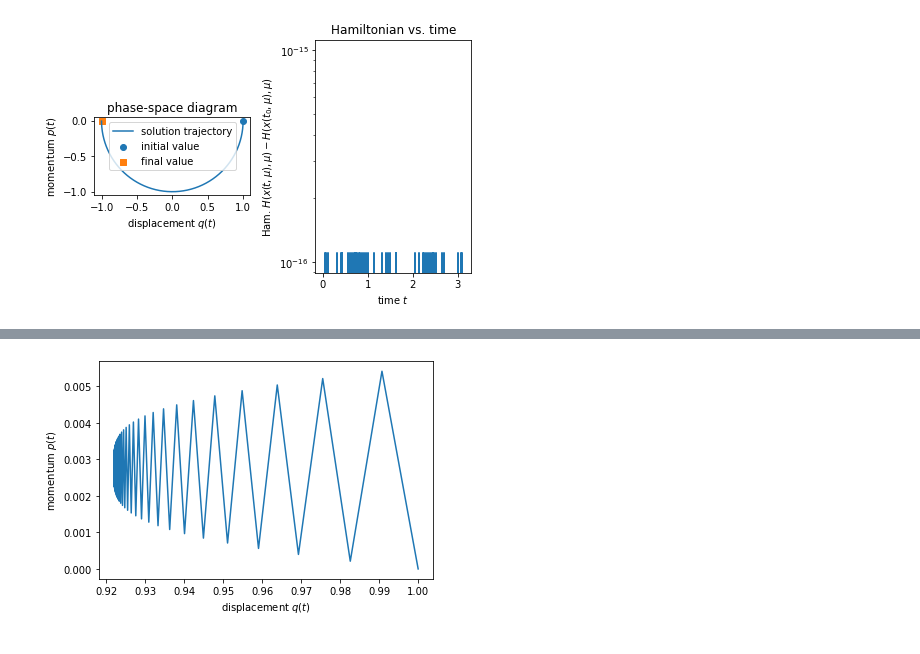
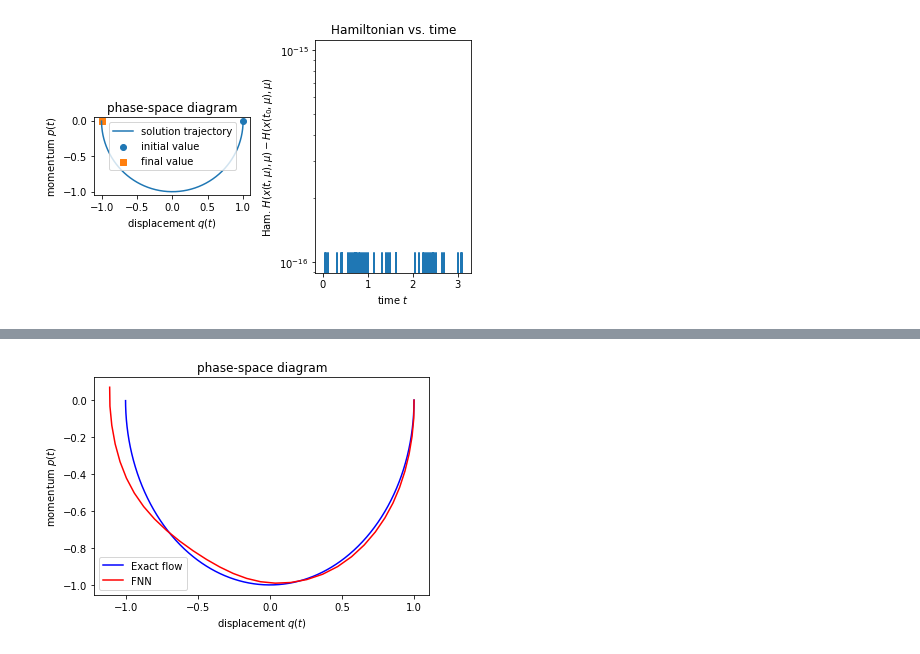
Before and after one commit to steff-mueller/simtech-bsc-thesis, a Jupyter notebook: meetings/02_code/learn_torch.ipynb, the cells around one changed output, grey strips where cells are left out. Saved outputs shown, nothing was run; the diff lists cells and outputs as text; code cells hidden in the pictures.

Commit message:
- fix training data - plot MSE loss during training

```diff
--- a/meetings/02_code/learn_torch.ipynb
+++ b/meetings/02_code/learn_torch.ipynb
@@ -19,26 +22,20 @@ plot_Ham_sys(X, t, all_Ham)
 # %% [output]
 [figure]
 # %%
-n = 1000 # number of training points
-dt = 1e-3
+n = 10000 # number of training points
+dt = 0.1 # time step
 
-# generate random phase points in [-1,1]x[-1,1]
-X_train = np.random.uniform(-1, 1, size=(n,2))
+# generate random phase points in [-2,2]x[-2,2]
+X_train = np.random.uniform(-2, 2, size=(n,2))
 
 def time_step(x_train):
     # compute one time step h
     mu = {'m': 1., 'k': 1., 'f': 0., 'q0': x_train[0], 'p0': x_train[1]}
-    print(mu)
-    y_train, _ = model.solve(0, dt, dt, mu)
-    print(y_train)
+    y_train, _ = model.solve(0, dt+dt, dt, mu) # open time interval, therefore `dt+dt`
 
-    y_train = np.reshape(y_train, (2,))
-    return y_train
+    return y_train[:,1]
 
 Y_train = np.apply_along_axis(time_step, 1, X_train)
-
-print(X_train)
-print(Y_train)
 
 # convert to `torch.tensor`
 torch.set_default_dtype(torch.float64)
@@ -96,5 +83,5 @@ for t in range(1000):
 # %%
-q0 = 1
+q0 = 1.
 p0 = 0.
 
 t_curr = 0.
@@ -102,26 +89,29 @@ t_end = np.pi
 
 q_curr = q0
 p_curr = p0
-X = np.array([[q_curr, p_curr]])
+nn_X = np.array([[q_curr, p_curr]])
 
 while t_curr < t_end:
     y = nn_model(torch.tensor([[q_curr, p_curr]]))
     q_curr = y.data[0][0].item()
     p_curr = y.data[0][1].item()
 
-    X = np.append(X, np.array([[q_curr, p_curr]]), axis=0)
+    nn_X = np.append(nn_X, np.array([[q_curr, p_curr]]), axis=0)
 
     t_curr += dt
 # %%
 import matplotlib.pyplot as plt
 
 fig = plt.figure()
 ax = plt.axes()
 
-ax.plot(X[:,0], X[:,1])
+ax.plot(X[0,:], X[1,:], 'b', label='Exact flow')
+ax.plot(nn_X[:,0], nn_X[:,1], 'r', label='FNN')
 ax.set_xlabel(r'displacement $q(t)$')
 ax.set_ylabel(r'momentum $p(t)$')
+ax.legend()
+ax.set_title('phase-space diagram')
 
 fig.show()
 # %% [output]
-[figure, old version]
+[figure, new version]
```
Also changed, not shown: parts of 4 cells of this notebook, 1 other file.
